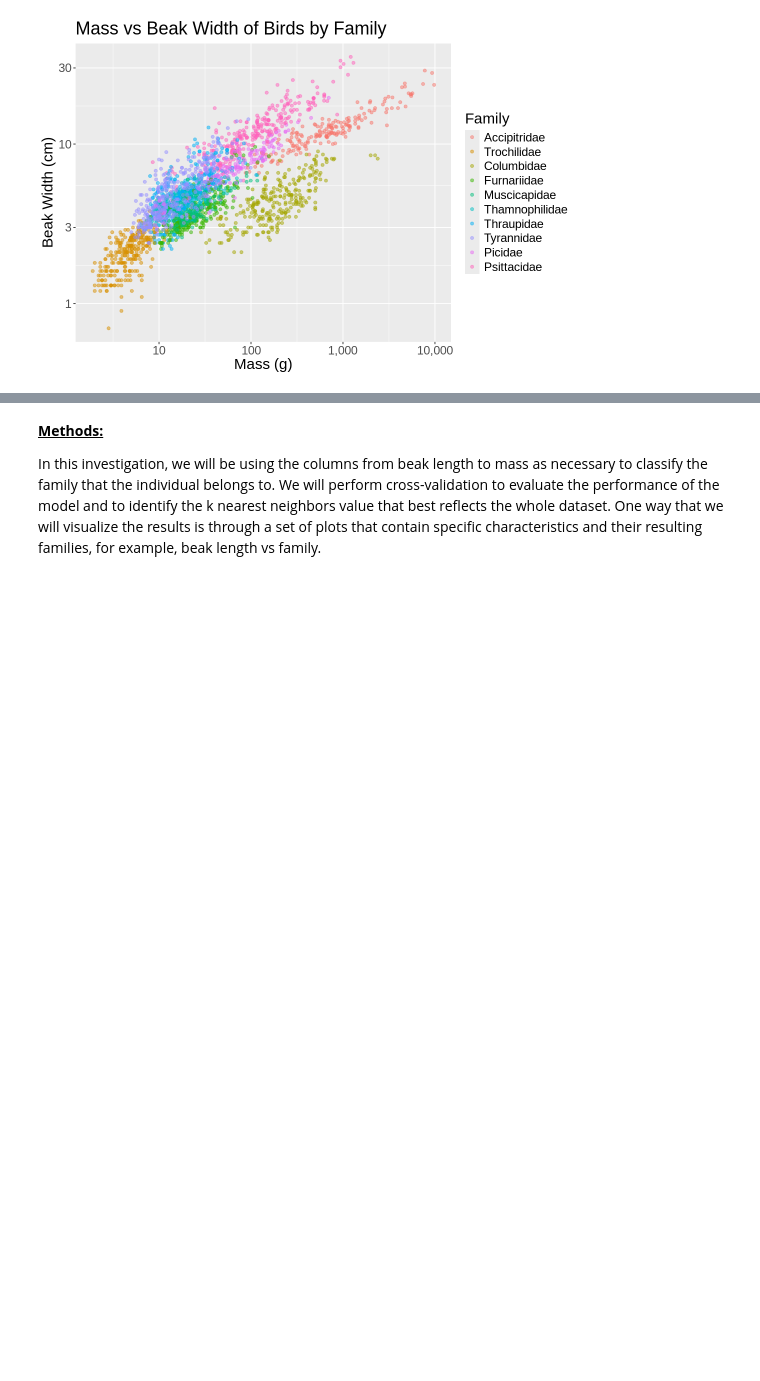
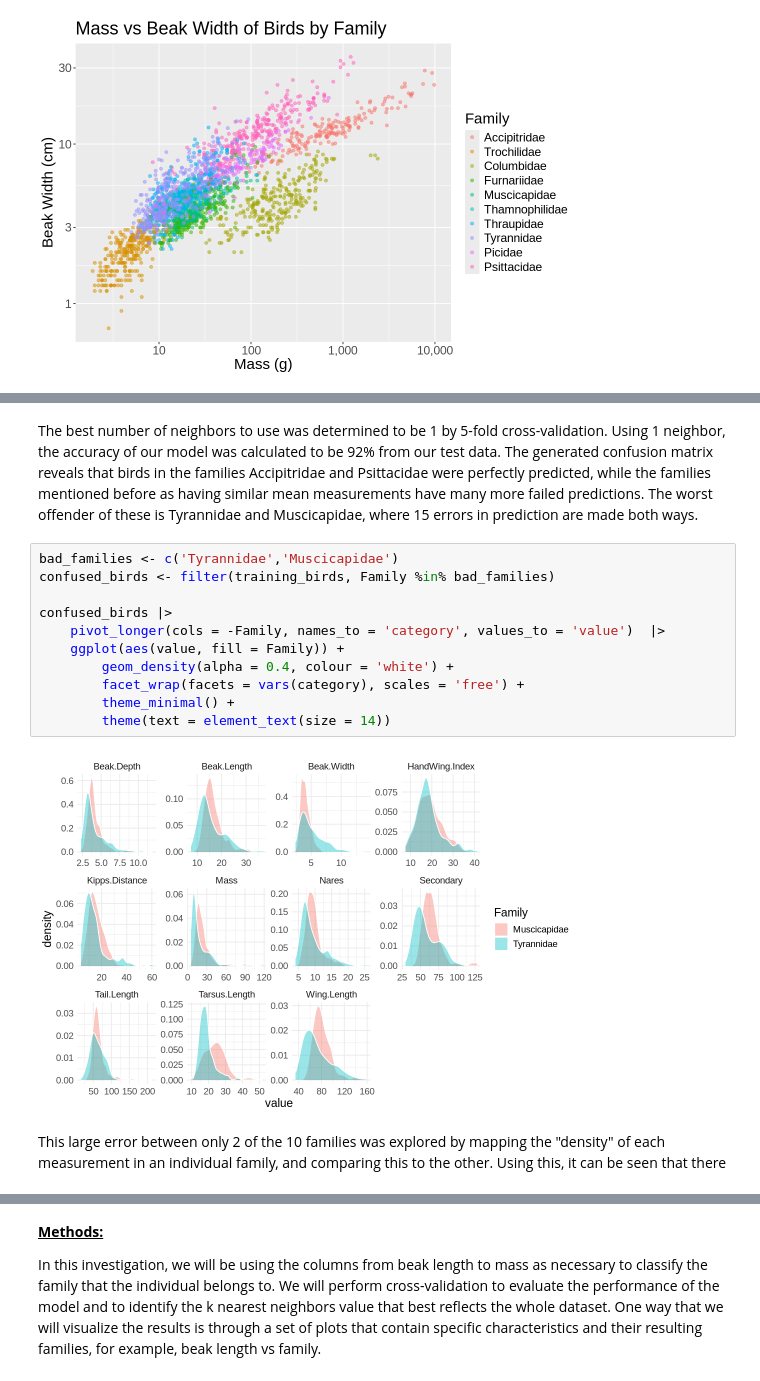
Before and after one commit to danizenarosa/Model-for-Avian-Taxonomical-Family-Prediction, a Jupyter notebook: Birds Analysis.ipynb, the cells around one changed output, grey strips where cells are left out. Saved outputs shown, nothing was run; the diff lists cells and outputs as text; blank space fills up the shorter version.

```diff
--- a/Birds Analysis.ipynb
+++ b/Birds Analysis.ipynb
@@ -189,4 +195,21 @@ Prediction       Accipitridae Trochilidae Columbidae Furnariidae Muscicapidae
   Tyrannidae                  1          3         91       0           0
   Picidae                     0          0          0      73           0
   Psittacidae                 0          0          0       0          95
+# %% [markdown]
+The best number of neighbors to use was determined to be 1 by 5-fold cross-validation. Using 1 neighbor, the accuracy of our model was calculated to be 92% from our test data. The generated confusion matrix reveals that birds in the families Accipitridae and Psittacidae were perfectly predicted, while the families mentioned before as having similar mean measurements have many more failed predictions. The worst offender of these is Tyrannidae and Muscicapidae, where 15 errors in prediction are made both ways.
+# %%
+bad_families <- c('Tyrannidae','Muscicapidae')
+confused_birds <- filter(training_birds, Family %in% bad_families)
+
+confused_birds |>
+    pivot_longer(cols = -Family, names_to = 'category', values_to = 'value')  |>
+    ggplot(aes(value, fill = Family)) +
+        geom_density(alpha = 0.4, colour = 'white') +
+        facet_wrap(facets = vars(category), scales = 'free') +
+        theme_minimal() +
+        theme(text = element_text(size = 14))
+# %% [output]
+[figure, added]
+# %% [markdown]
+This large error between only 2 of the 10 families was explored by mapping the "density" of each measurement in an individual family, and comparing this to the other. Using this, it can be seen that there
 # %%
```
Also changed, not shown: parts of 9 cells of this notebook.
